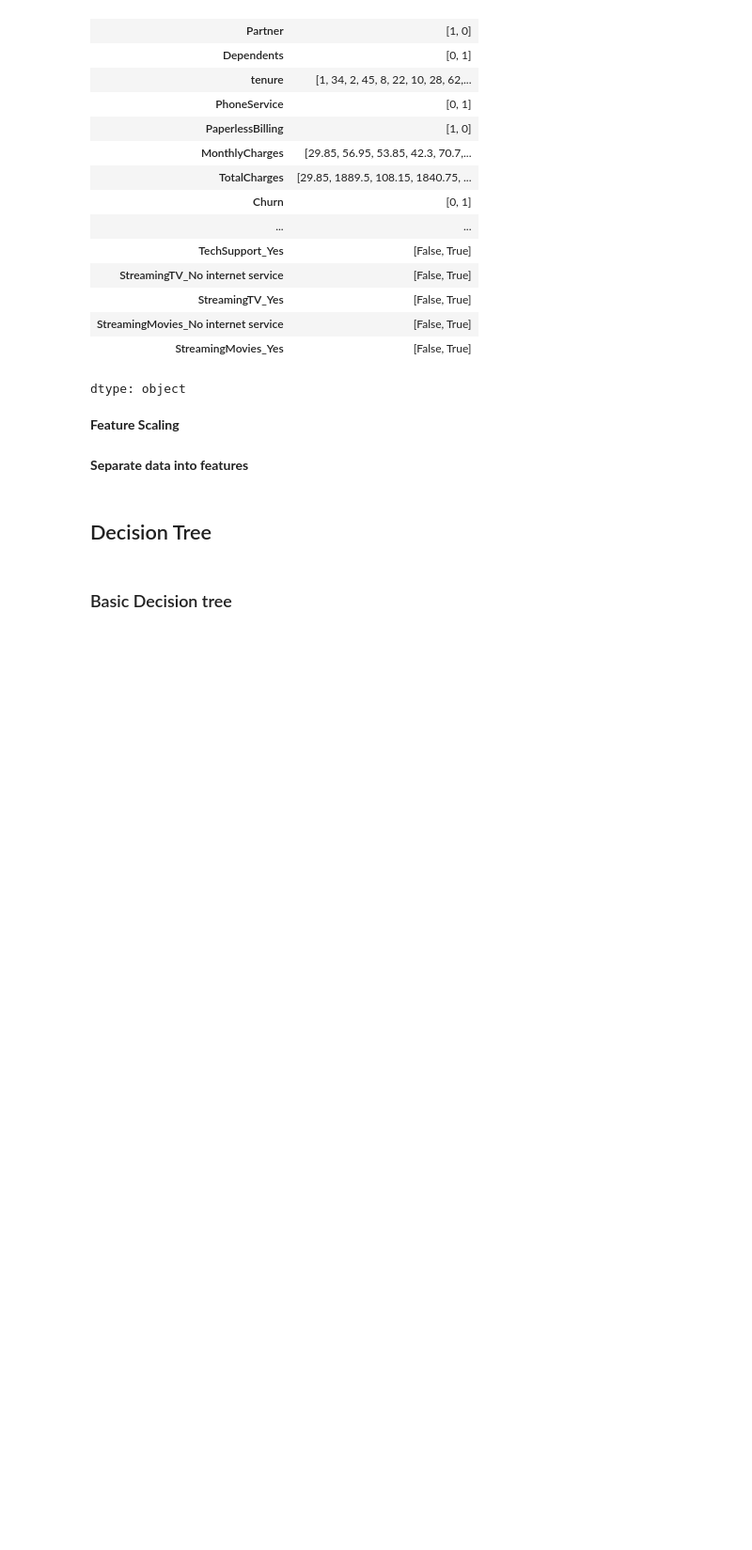
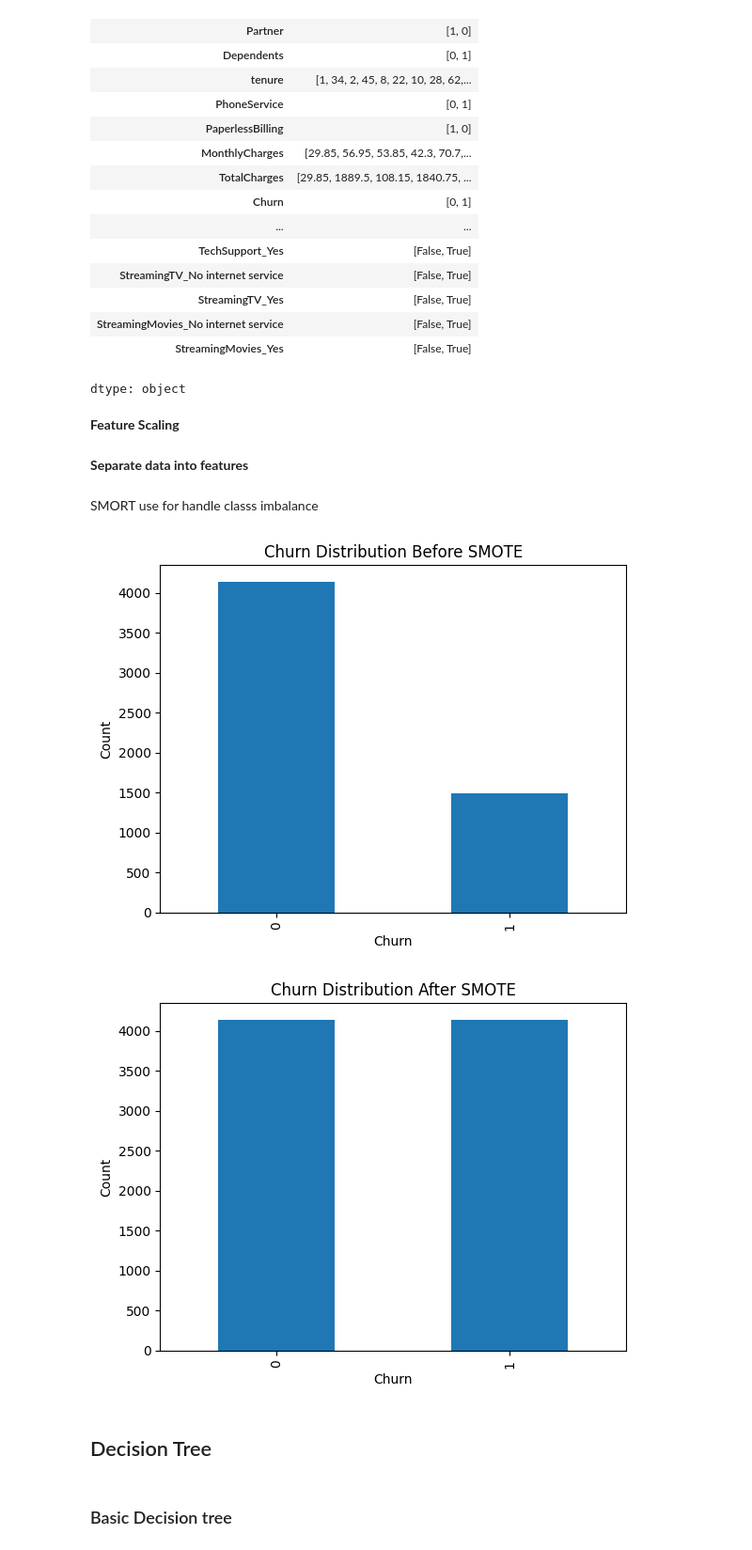
Before and after one commit to udan2006/Telco_Customer_churn, a Jupyter notebook: ML_CW.ipynb, the cells around one changed output. Shown at 94% size. Drawn from its saved outputs; the diff is of its cells as text; code cells hidden in the pictures; blank space fills up the shorter version.

```diff
--- a/ML_CW.ipynb
+++ b/ML_CW.ipynb
@@ -240,4 +246,4 @@ dtype: int64
 #totalCharges convert to the numeric
 
 df['TotalCharges'] = pd.to_numeric(df['TotalCharges'], errors='coerce')
-df['TotalCharges'].fillna(df['TotalCharges'].median(), inplace=True)
+df.loc[df['tenure'] == 0, 'TotalCharges'] = 0
@@ -366,6 +365,28 @@ X = df.drop('Churn', axis=1)
 Y = df['Churn']
 # %%
 X_train, X_test, Y_train, Y_test = train_test_split(X, Y, test_size=0.2,random_state=42,)
+# %% [markdown]
+SMORT use for handle classs imbalance
+# %%
+from imblearn.over_sampling import SMOTE
+
+sm = SMOTE(random_state=42)
+X_train_res, Y_train_res = sm.fit_resample(X_train, Y_train)
+# %%
+Y_train.value_counts().plot(kind='bar')
+plt.title("Churn Distribution Before SMOTE")
+plt.xlabel("Churn")
+plt.ylabel("Count")
+plt.show()
+
+Y_train_res.value_counts().plot(kind='bar')
+plt.title("Churn Distribution After SMOTE")
+plt.xlabel("Churn")
+plt.ylabel("Count")
+plt.show()
+# %% [output]
+[figure, added]
+[figure, added]
 # %% [markdown]
 ## Decision Tree
 # %% [markdown]
```
Also changed, not shown: parts of 26 cells of this notebook.
